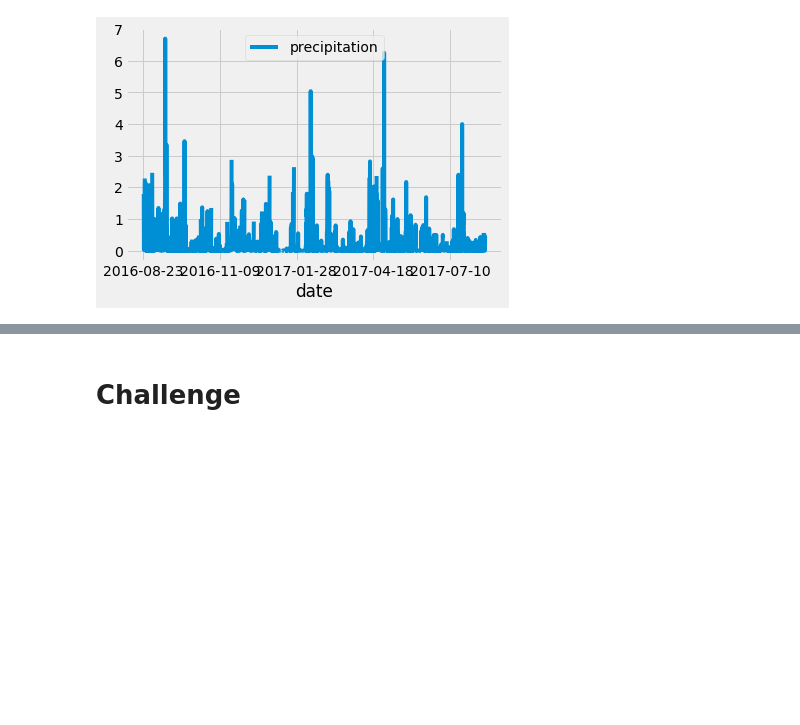
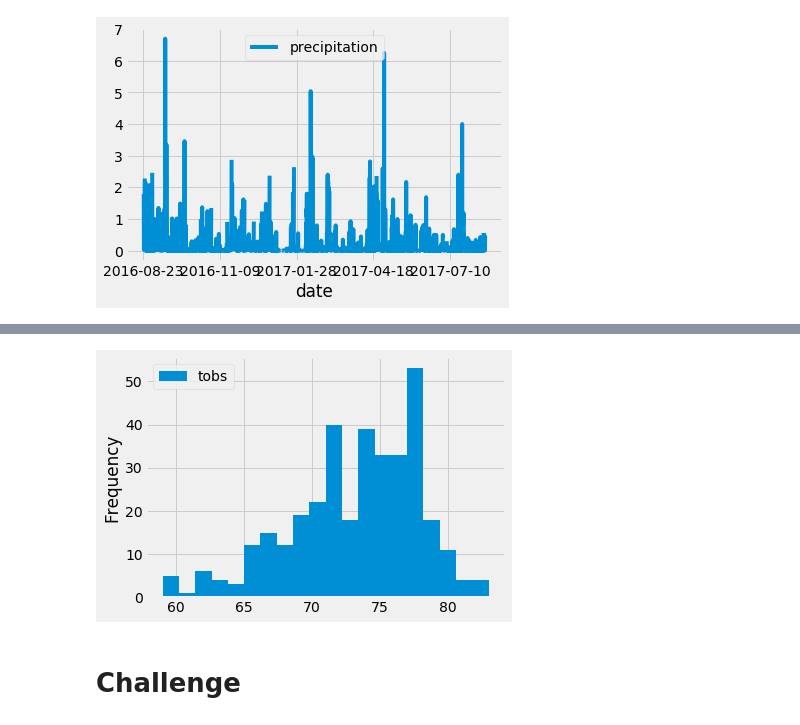
Before and after one commit to Mar102/surfs_up, a Jupyter notebook: climate_analysis.ipynb, the cells around one changed output, grey strips where cells are left out. Cells and saved outputs as stored; diff of their text form; code cells hidden in the pictures; blank space fills up the shorter version.

```diff
--- a/climate_analysis.ipynb
+++ b/climate_analysis.ipynb
@@ -87,3 +143,9 @@ df.plot()
+# %%
+# Skill drill  (i)- bin = 20
+df.plot.hist(bins=20)
+plt.tight_layout()
+# %% [output]
+[figure, added]
 # %%
 # Write a function called `calc_temps` that will accept start date and end date in the format '%Y-%m-%d'
 # and return the minimum, average, and maximum temperatures for that range of dates
```
Also changed, not shown: parts of 8 cells of this notebook, 1 other file.
